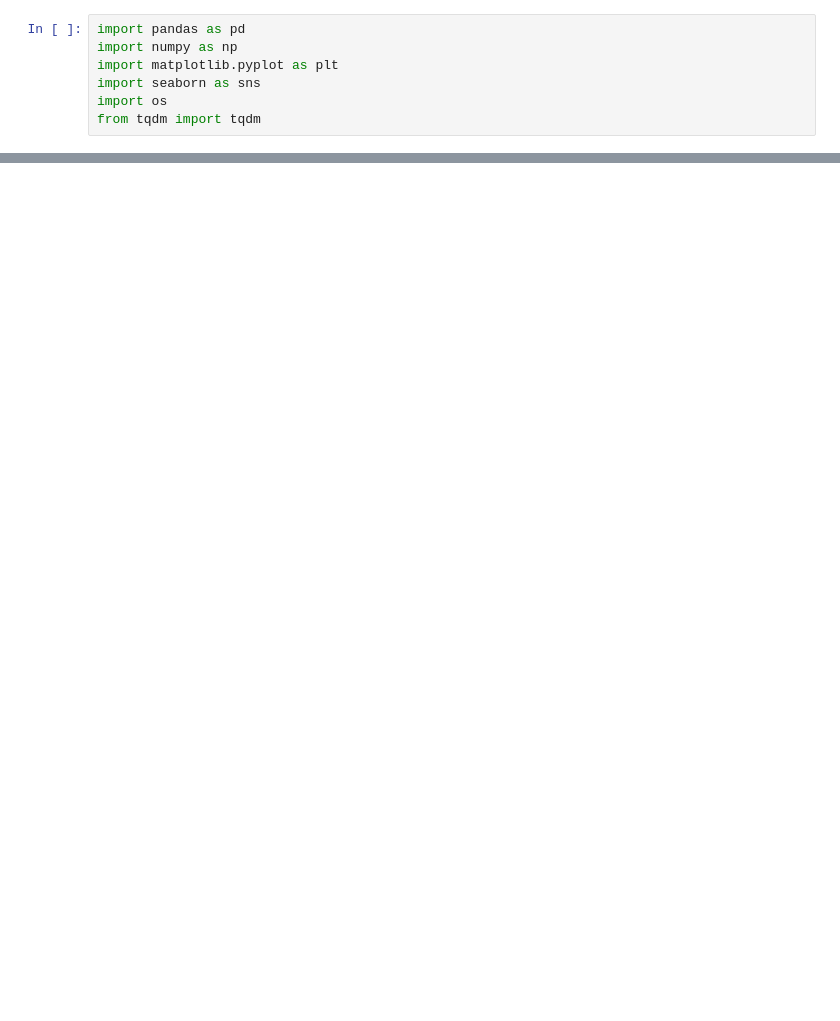
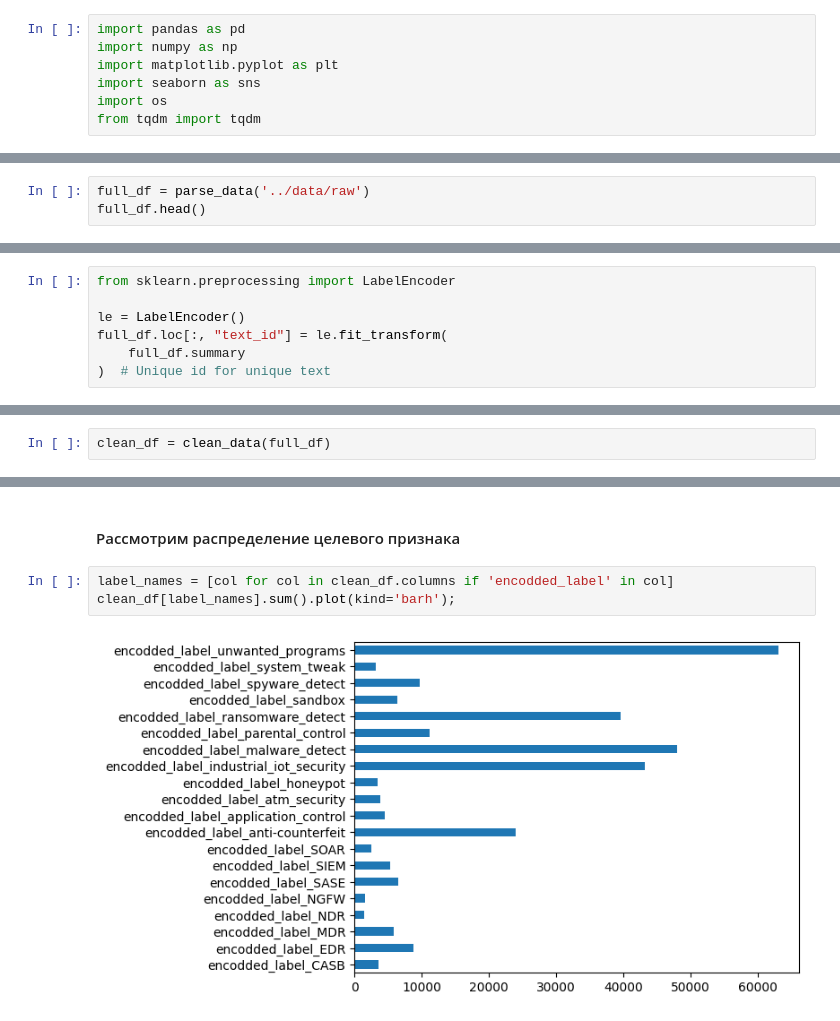
Before and after one commit to dmitrykhrabroff/test, a Jupyter notebook: notebooks/EDA.ipynb, the cells around one changed output, grey strips where cells are left out. Saved outputs shown, nothing was run; the diff lists cells and outputs as text; blank space fills up the shorter version.

```diff
--- a/notebooks/EDA.ipynb
+++ b/notebooks/EDA.ipynb
@@ -58,0 +13,3 @@ full_df = full_df.reset_index(drop = True)
+# %%
+full_df = parse_data('../data/raw')
+full_df.head()
@@ -514,0 +44,7 @@ array([ 8,  9, 14, 15, 16,  5,  6])
+# %%
+from sklearn.preprocessing import LabelEncoder
+
+le = LabelEncoder()
+full_df.loc[:, "text_id"] = le.fit_transform(
+    full_df.summary
+)  # Unique id for unique text
@@ -514,0 +71,2 @@ array([ 8,  9, 14, 15, 16,  5,  6])
+# %%
+clean_df = clean_data(full_df)
@@ -514,0 +93,7 @@ array([ 8,  9, 14, 15, 16,  5,  6])
+# %% [markdown]
+#### Рассмотрим распределение целевого признака
+# %%
+label_names = [col for col in clean_df.columns if 'encodded_label' in col]
+clean_df[label_names].sum().plot(kind='barh');
+# %% [output]
+[figure, added]
```
Also changed, not shown: parts of 63 cells of this notebook, 3 other files.
